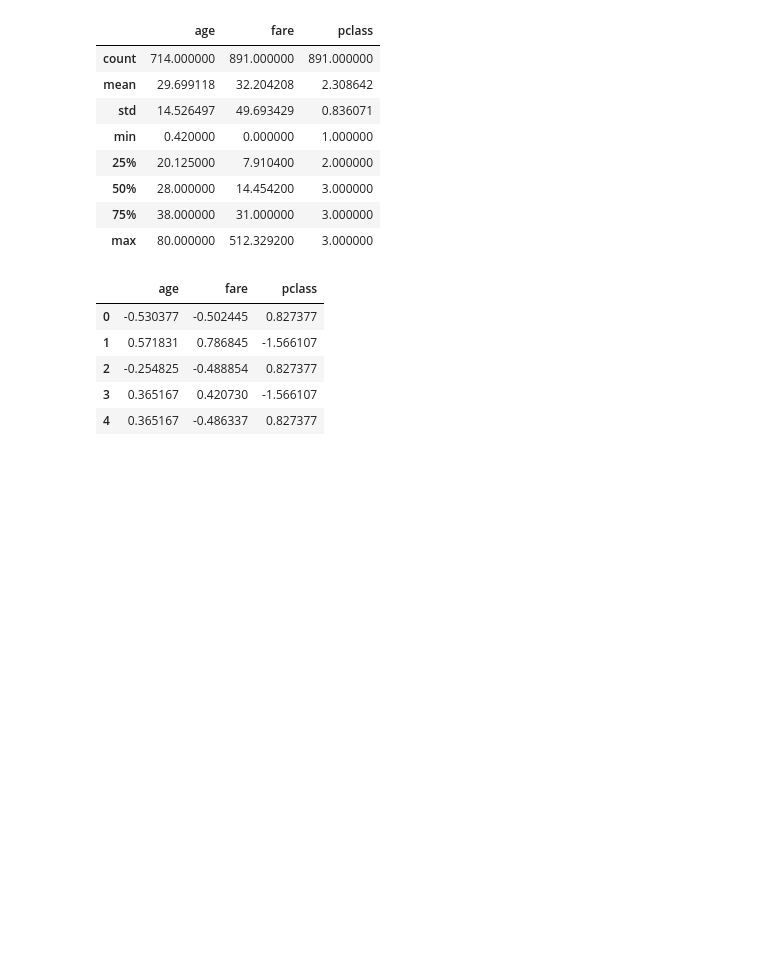
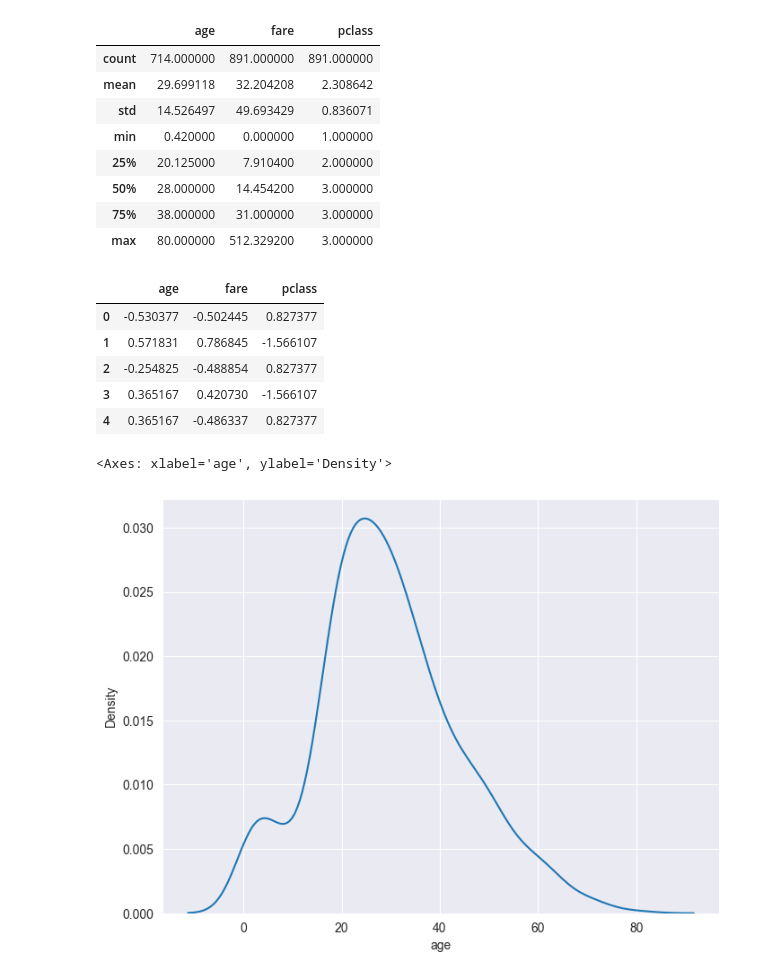
Before and after one commit to KennedyMungai/scikit-learn-intro, a Jupyter notebook: scikit_learn_intro.ipynb, the cells around one changed output. Drawn from its saved outputs; the diff is of its cells as text; code cells hidden in the pictures; blank space fills up the shorter version.

Commit message:
Plotted the age data of the unscaled dataframe

```diff
--- a/scikit_learn_intro.ipynb
+++ b/scikit_learn_intro.ipynb
@@ -53,3 +53,8 @@ titanic_data_scaled.head()
 | 2 | -0.254825 | -0.488854 | 0.827377 |
 | 3 | 0.365167 | 0.420730 | -1.566107 |
 | 4 | 0.365167 | -0.486337 | 0.827377 |
+# %%
+sns.kdeplot(titanic_data['age'])
+# %% [output]
+<Axes: xlabel='age', ylabel='Density'>
+[figure, added]
```
